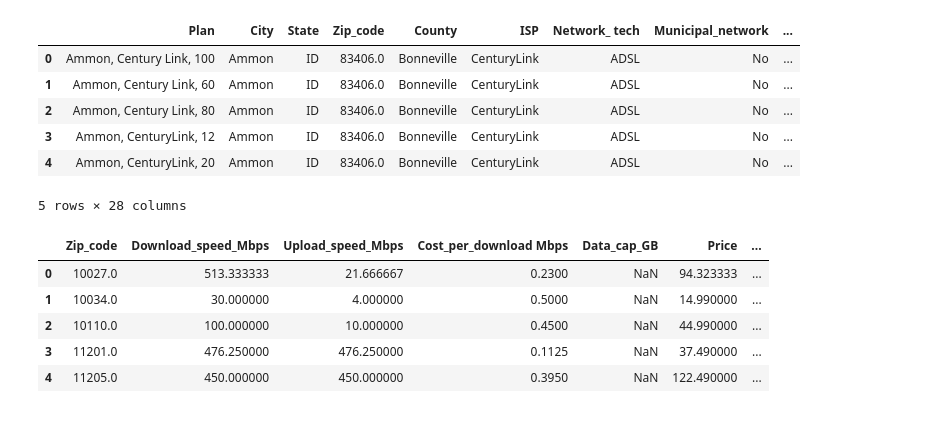
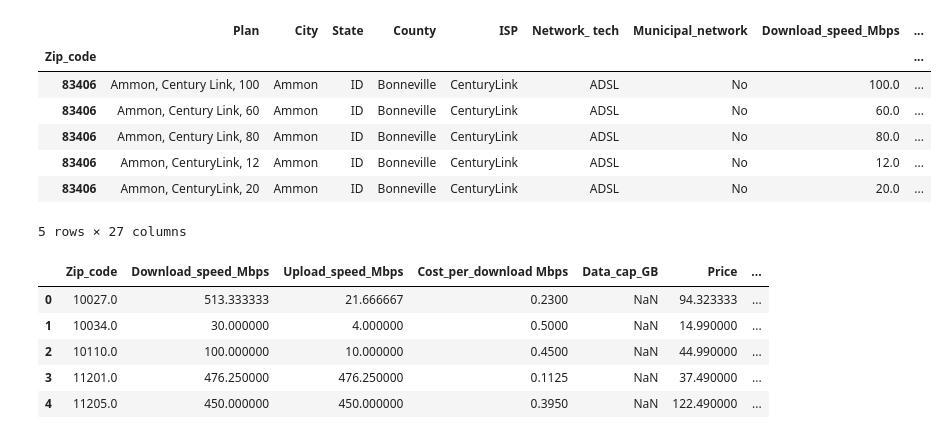
Before and after one commit to vsmolina/fiber_group, a Jupyter notebook: data/colin.ipynb, the cells around one changed output. Drawn from its saved outputs; the diff is of its cells as text; code cells hidden in the pictures.

```diff
--- a/data/colin.ipynb
+++ b/data/colin.ipynb
@@ -20,16 +20,20 @@ mapbox_token = os.getenv("MAPBOX_API_KEY")
 # %%
 # Read the intennet plans data into a Pandas DataFrame
 plan_data = pd.read_csv("us_internet_plans.csv")
+plan_data["Zip_code"] = plan_data["Zip_code"].astype('Int64')
+plan_data=plan_data.set_index("Zip_code")
 #plan_data = pd.read_csv(file_path, index_col="Plan")
+
 plan_data.head()
 # %% [output]
-|  | Plan | City | State | Zip_code | County | ISP | Network_ tech | Municipal_network | ... |
-| 0 | Ammon, Century Link, 100 | Ammon | ID | 83406.0 | Bonneville | CenturyLink | ADSL | No | ... |
-| 1 | Ammon, Century Link, 60 | Ammon | ID | 83406.0 | Bonneville | CenturyLink | ADSL | No | ... |
-| 2 | Ammon, Century Link, 80 | Ammon | ID | 83406.0 | Bonneville | CenturyLink | ADSL | No | ... |
-| 3 | Ammon, CenturyLink, 12 | Ammon | ID | 83406.0 | Bonneville | CenturyLink | ADSL | No | ... |
-| 4 | Ammon, CenturyLink, 20 | Ammon | ID | 83406.0 | Bonneville | CenturyLink | ADSL | No | ... |
+|  | Plan | City | State | County | ISP | Network_ tech | Municipal_network | Download_speed_Mbps | ... |
+| Zip_code |  |  |  |  |  |  |  |  | ... |
+| 83406 | Ammon, Century Link, 100 | Ammon | ID | Bonneville | CenturyLink | ADSL | No | 100.0 | ... |
+| 83406 | Ammon, Century Link, 60 | Ammon | ID | Bonneville | CenturyLink | ADSL | No | 60.0 | ... |
+| 83406 | Ammon, Century Link, 80 | Ammon | ID | Bonneville | CenturyLink | ADSL | No | 80.0 | ... |
+| 83406 | Ammon, CenturyLink, 12 | Ammon | ID | Bonneville | CenturyLink | ADSL | No | 12.0 | ... |
+| 83406 | Ammon, CenturyLink, 20 | Ammon | ID | Bonneville | CenturyLink | ADSL | No | 20.0 | ... |
-5 rows × 28 columns
+5 rows × 27 columns
 # %%
 #Groupby avg (all columns) by Zip code
 plangroupby=plan_data.groupby('Zip_code').mean().reset_index()
```
Also changed, not shown: parts of 2 cells of this notebook, 1 other file.
